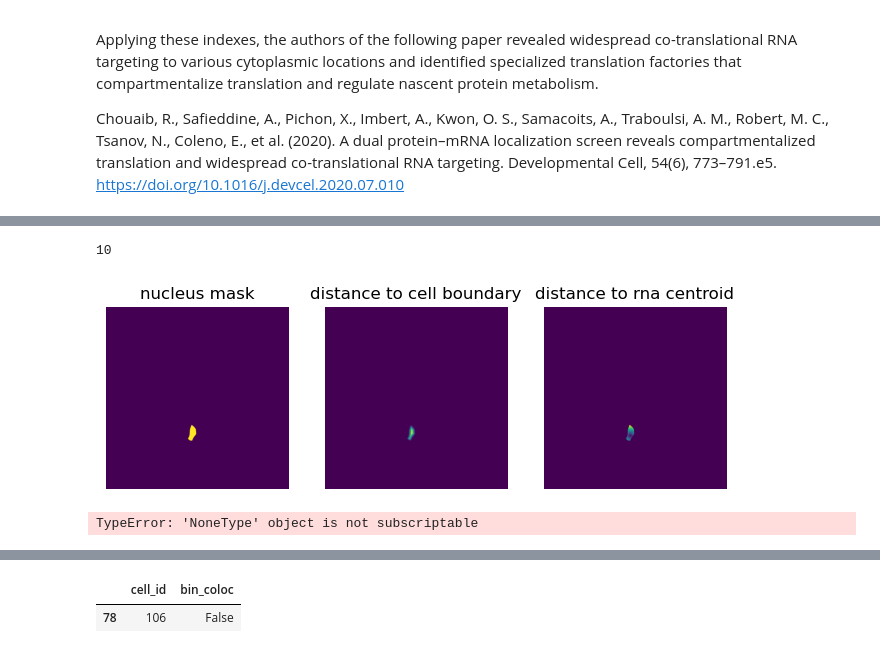
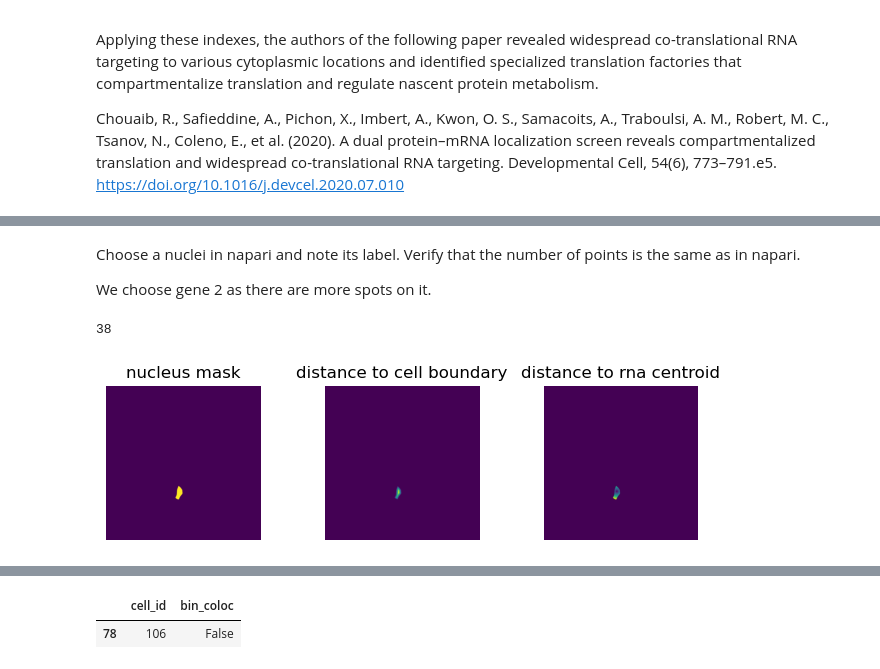
Before and after one commit to Image-Analysis-Hub/Pasteur-BioImage-Analysis-Course-2025, a Jupyter notebook: Analyst/Day3/Spot_detection_for_RNA_imaging/Quantifying_gene_expression.ipynb, the cells around one changed output, grey strips where cells are left out. Cells and saved outputs as stored; diff of their text form; code cells hidden in the pictures.

```diff
--- a/Analyst/Day3/Spot_detection_for_RNA_imaging/Quantifying_gene_expression.ipynb
+++ b/Analyst/Day3/Spot_detection_for_RNA_imaging/Quantifying_gene_expression.ipynb
@@ -98,12 +97,12 @@ labels_to_keep   = set(labels[counts >= threshold])
 if background_value in labels:
     labels_to_keep.add(background_value)
 
-masks_clean = np.zeros(np.shape(masks), dtype=masks.dtype)
+masks_nuclei = np.zeros(np.shape(masks), dtype=masks.dtype)
 for label in labels_to_keep:
-    masks_clean[masks == label] = label
+    masks_nuclei[masks == label] = label
 
 value_max = np.percentile(im_dapi, 99.9)
 viewer = napari.Viewer()
 viewer.add_image(im_dapi, rgb=False, name=f" dapi", contrast_limits=(0, value_max), opacity=0.5);
 viewer.add_labels(masks,   name=f" segmentation");
-viewer.add_labels(masks_clean,   name=f" cleaned segmentation");
+viewer.add_labels(masks_nuclei,   name=f" cleaned segmentation", blending='additive');
@@ -175,8 +180,8 @@ What is the problem with taking the half width ? Do you have a better idea to es
 # %% [markdown]
 b) Count matrix : count the spots/nuclei
 # %%
-area_bin_masks_clean = np.zeros_like(masks_clean)
-area_bin_masks_clean[masks_clean >0] = 1
+area_bin_masks_clean = np.zeros_like(masks_nuclei)
+area_bin_masks_clean[masks_nuclei >0] = 1
 
 spots_clean_nuc_g1, _ = cl.subsel_points_in_mask_fish(spots_clean_g1, area_bin_masks_clean)
 spots_clean_nuc_g2, _ = cl.subsel_points_in_mask_fish(spots_clean_g2, area_bin_masks_clean)
@@ -273,60 +275,58 @@ The Peripheral Distribution Index (PDI) is calculated similar to the dispersion
 
 
 These indexes are implemented in bigfish.
+# %%
+# As we don't have the masks for the cells, and the nuclei are very packed
+# lets create artificially a mask for each cell making a dilation of the nuclei.
+
+d = 2 # pixels
+masks_cell = expand_labels(masks_nuclei, distance=d)
+
+viewer = napari.Viewer()
+viewer.add_image(im_dapi, rgb=False, name=f" dapi", contrast_limits=(0, value_max), opacity=0.5);
+viewer.add_labels(masks_cell, name=f" masks cells", opacity=0.5);
+viewer.add_labels(masks_nuclei, name=f" masks nuclei", opacity=0.5, blending='additive');
+# %% [markdown]
+Choose a nuclei in napari and note its label.
+Verify that the number of points is the same as in napari.
+
+We choose gene 2 as there are more spots on it.
 # %%
-lab_n  = 107                              # Choose a nuclei in napari and note its label
-mask_c = np.zeros_like(masks_clean)
-mask_c[masks_clean == lab_n] = 1
+lab_n  = 107
+mask_c = np.zeros_like(masks_cell)
+mask_c[masks_cell == lab_n] = 1
 
-spot_nuclei_n, _ = cl.subsel_points_in_mask_fish(spots_clean_nuc_g1, mask_c)
+mask_n = np.zeros_like(masks_cell)
+mask_n[masks_nuclei == lab_n] = 1
 
-print(len(spot_nuclei_n))                 # verify that the number of points is the same as in napari
+spot_nuclei_n, _ = cl.subsel_points_in_mask_fish(spots_clean_nuc_g2, mask_c)
+print(len(spot_nuclei_n))
 # %% [output]
-10
+38
 # %%
-temp = prepare_extracted_data(mask_c, rna_coord=spot_nuclei_n, ndim= 2)
+temp = prepare_extracted_data(mask_c, nuc_mask = mask_n,   rna_coord=spot_nuclei_n, ndim= 2)
 (cell_mask,
 distance_cell,
 distance_cell_normalized,
 centroid_cell,
 distance_centroid_cell,
-_,
+nuc_mask,
 cell_mask_out_nuc,
 distance_nuc,
 distance_nuc_normalized,
 centroid_nuc,
 distance_centroid_nuc,
-_,
+rna_coord_out_nuc,
 centroid_rna,
 distance_centroid_rna,
 centroid_rna_out_nuc,
 distance_centroid_rna_out_nuc,
-_) = temp
+distance_centrosome) = temp
 
 
-fig, ax = plt.subplots(1,3,figsize=(8,3))
+fig, ax = plt.subplots(1,3,figsize=(8,2))
 ax[0].imshow(cell_mask); ax[0].set_axis_off(); ax[0].set_title('nucleus mask');
 ax[1].imshow(distance_cell); ax[1].set_axis_off(); ax[1].set_title('distance to cell boundary');
 ax[2].imshow(distance_centroid_rna); ax[2].set_axis_off(); ax[2].set_title('distance to rna centroid');
 # %% [output]
-[figure, old version]
+[figure, new version]
-# %%
-ndim = 2
-
-#index_polarization, index_dispersion, index_peripheral_distribution = features_dispersion(im_gene1, spot_nuclei_n, centroid_rna, cell_mask, centroid_cell, centroid_nuc, ndim, check_input=False)
-
-features, features_names = compute_features(
-    cell_mask, nuc_mask, ndim, rna_coord=spot_nuclei_n,
-    smfish=im_gene1, voxel_size_yx=112,
-    foci_coord=None,
-    centrosome_coord=None,
-    compute_distance=True,
-    compute_intranuclear=False,
-    compute_protrusion=True,
-    compute_dispersion=True,
-    compute_topography=True,
-    compute_foci=True,
-    compute_area=True,
-    return_names=True)
-# %% [output]
-TypeError: 'NoneType' object is not subscriptable
```
Also changed, not shown: parts of 30 cells of this notebook.
